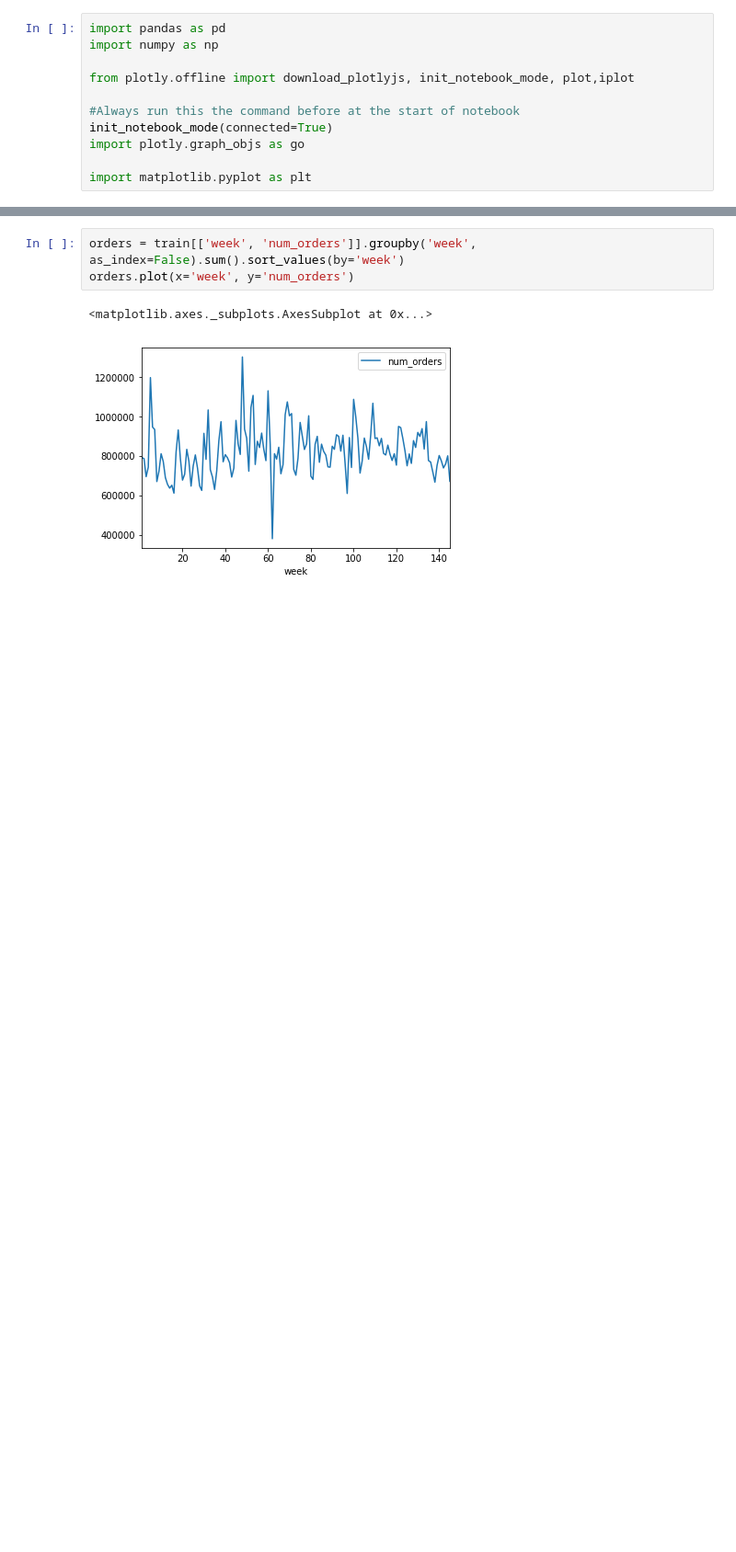
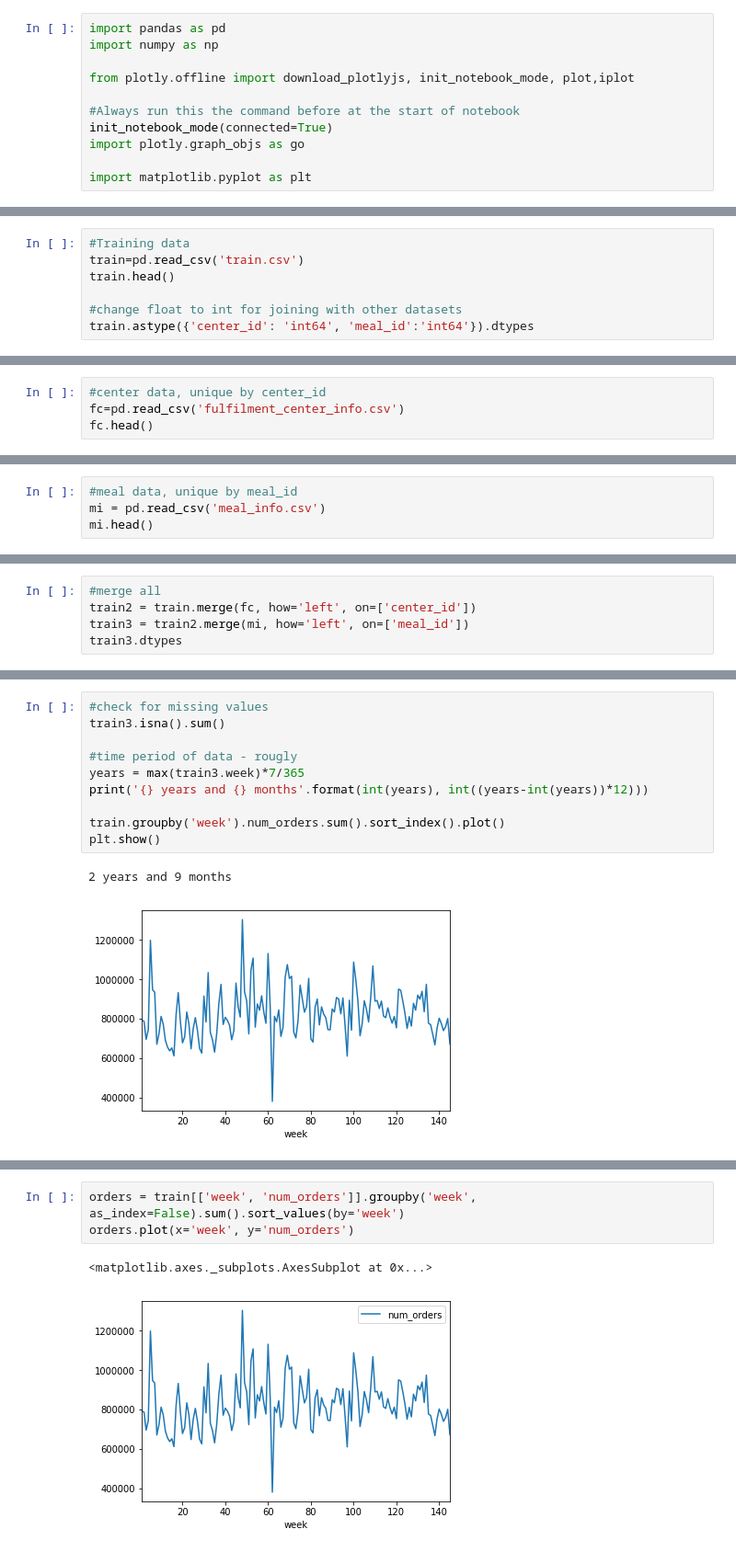
Before and after one commit to elkassiri/DFC, a Jupyter notebook: DFC.ipynb, the cells around one changed output, grey strips where cells are left out. Shown: that part at 92% size. Drawn from its saved outputs; the diff is of its cells as text; blank space fills up the shorter version.

Commit message:
Merged datasets+EDA

```diff
--- a/DFC.ipynb
+++ b/DFC.ipynb
@@ -21,0 +12,7 @@ train.head()
+# %%
+#Training data
+train=pd.read_csv('train.csv')
+train.head()
+
+#change float to int for joining with other datasets
+train.astype({'center_id': 'int64', 'meal_id':'int64'}).dtypes
@@ -21,0 +30,4 @@ train.head()
+# %%
+#center data, unique by center_id
+fc=pd.read_csv('fulfilment_center_info.csv')
+fc.head()
@@ -21,0 +41,4 @@ train.head()
+# %%
+#meal data, unique by meal_id
+mi = pd.read_csv('meal_info.csv')
+mi.head()
@@ -21,0 +52,5 @@ train.head()
+# %%
+#merge all
+train2 = train.merge(fc, how='left', on=['center_id'])
+train3 = train2.merge(mi, how='left', on=['meal_id'])
+train3.dtypes
@@ -21,0 +74,13 @@ train.head()
+# %%
+#check for missing values
+train3.isna().sum()
+
+#time period of data - rougly
+years = max(train3.week)*7/365
+print('{} years and {} months'.format(int(years), int((years-int(years))*12)))
+
+train.groupby('week').num_orders.sum().sort_index().plot()
+plt.show()
+# %% [output]
+2 years and 9 months
+[figure, added]
```
Also changed, not shown: parts of 6 cells of this notebook.
